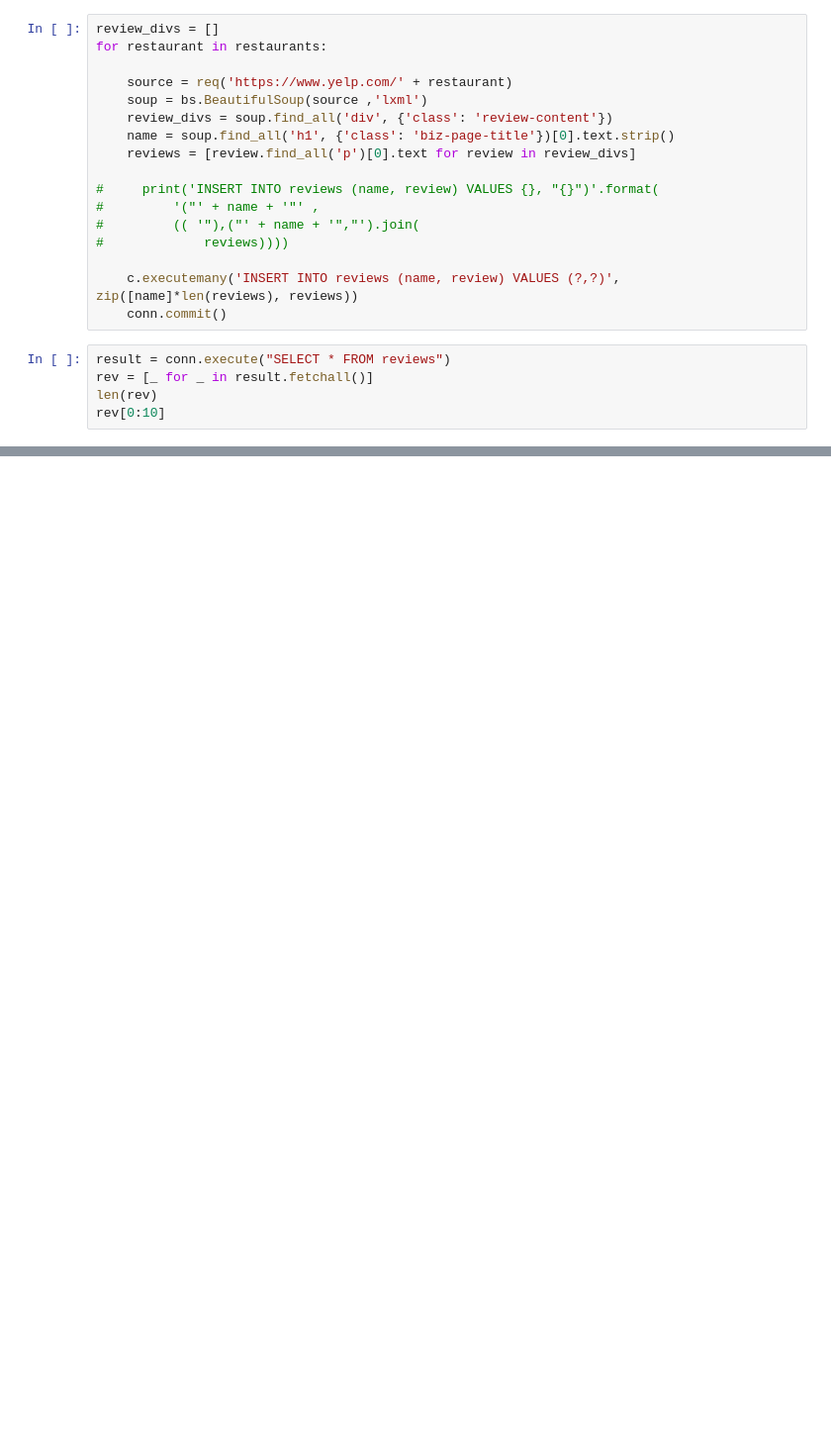
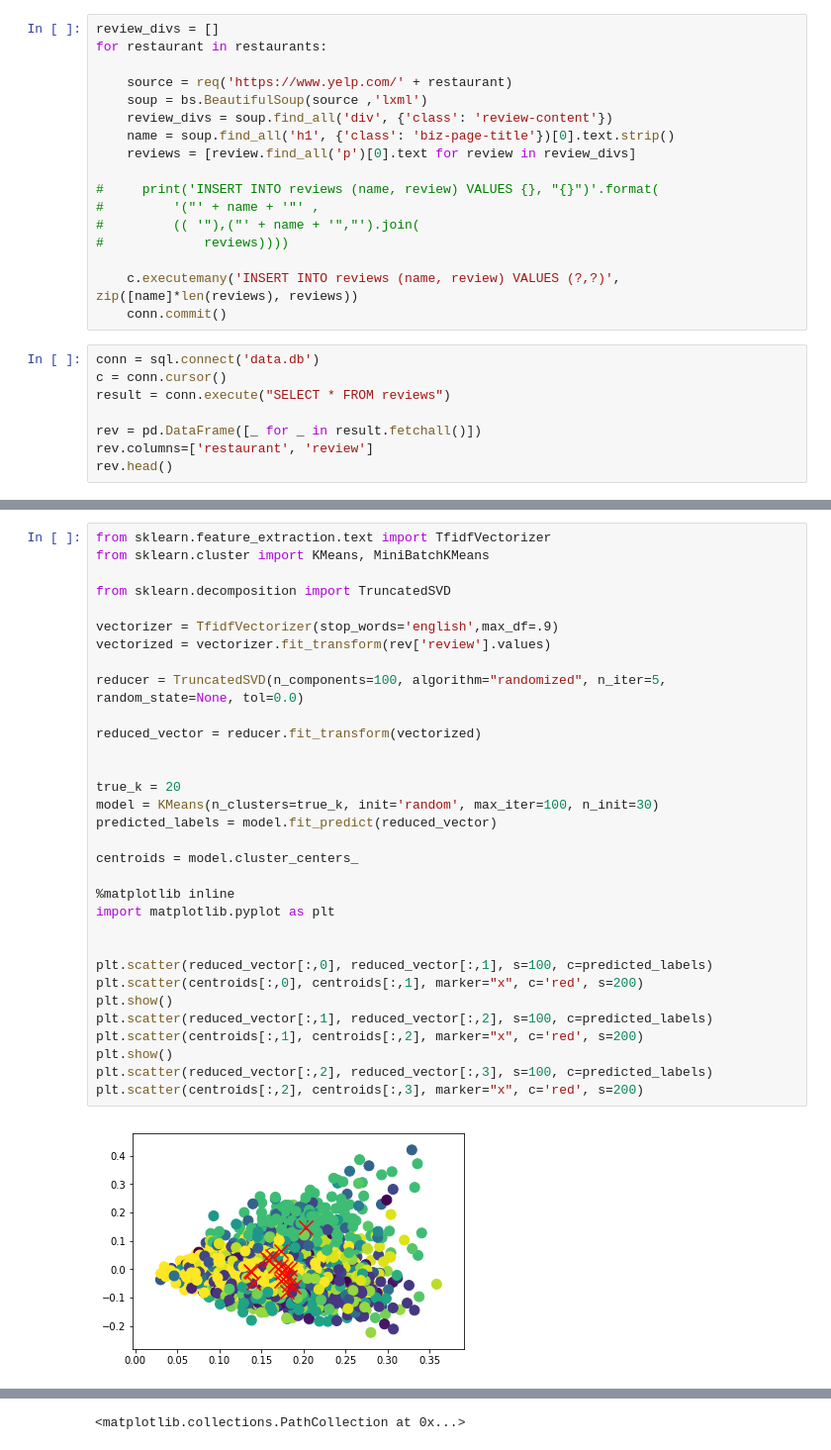
Before and after one commit to Mahsarm/Yelp-data-analysis, a Jupyter notebook: yelping.ipynb, the cells around one changed output, grey strips where cells are left out. Shown: that part at 99% size. Saved outputs shown, nothing was run; the diff lists cells and outputs as text; blank space fills up the shorter version.

Commit message:
applying k-means clustering to the reviews

```diff
--- a/yelping.ipynb
+++ b/yelping.ipynb
@@ -97,8 +88,11 @@ for restaurant in restaurants:
     c.executemany('INSERT INTO reviews (name, review) VALUES (?,?)', zip([name]*len(reviews), reviews))
     conn.commit()
 # %%
+conn = sql.connect('data.db')
+c = conn.cursor()
 result = conn.execute("SELECT * FROM reviews")
-rev = [_ for _ in result.fetchall()]
-len(rev)
-rev[0:10]
+
+rev = pd.DataFrame([_ for _ in result.fetchall()])
+rev.columns=['restaurant', 'review']
+rev.head()
 # %% [output]
@@ -124,0 +116,34 @@ rev[0:10]
+# %%
+from sklearn.feature_extraction.text import TfidfVectorizer
+from sklearn.cluster import KMeans, MiniBatchKMeans
+
+from sklearn.decomposition import TruncatedSVD
+
+vectorizer = TfidfVectorizer(stop_words='english',max_df=.9)
+vectorized = vectorizer.fit_transform(rev['review'].values)
+
+reducer = TruncatedSVD(n_components=100, algorithm="randomized", n_iter=5, random_state=None, tol=0.0)
+
+reduced_vector = reducer.fit_transform(vectorized)
+
+
+true_k = 20
+model = KMeans(n_clusters=true_k, init='random', max_iter=100, n_init=30)
+predicted_labels = model.fit_predict(reduced_vector)
+
+centroids = model.cluster_centers_
+
+%matplotlib inline
+import matplotlib.pyplot as plt
+
+
+plt.scatter(reduced_vector[:,0], reduced_vector[:,1], s=100, c=predicted_labels)
+plt.scatter(centroids[:,0], centroids[:,1], marker="x", c='red', s=200)
+plt.show()
+plt.scatter(reduced_vector[:,1], reduced_vector[:,2], s=100, c=predicted_labels)
+plt.scatter(centroids[:,1], centroids[:,2], marker="x", c='red', s=200)
+plt.show()
+plt.scatter(reduced_vector[:,2], reduced_vector[:,3], s=100, c=predicted_labels)
+plt.scatter(centroids[:,2], centroids[:,3], marker="x", c='red', s=200)
+# %% [output]
+[figure, added]
@@ -124,0 +151 @@ rev[0:10]
+<matplotlib.collections.PathCollection at 0x...>
```
Also changed, not shown: parts of 10 cells of this notebook.
